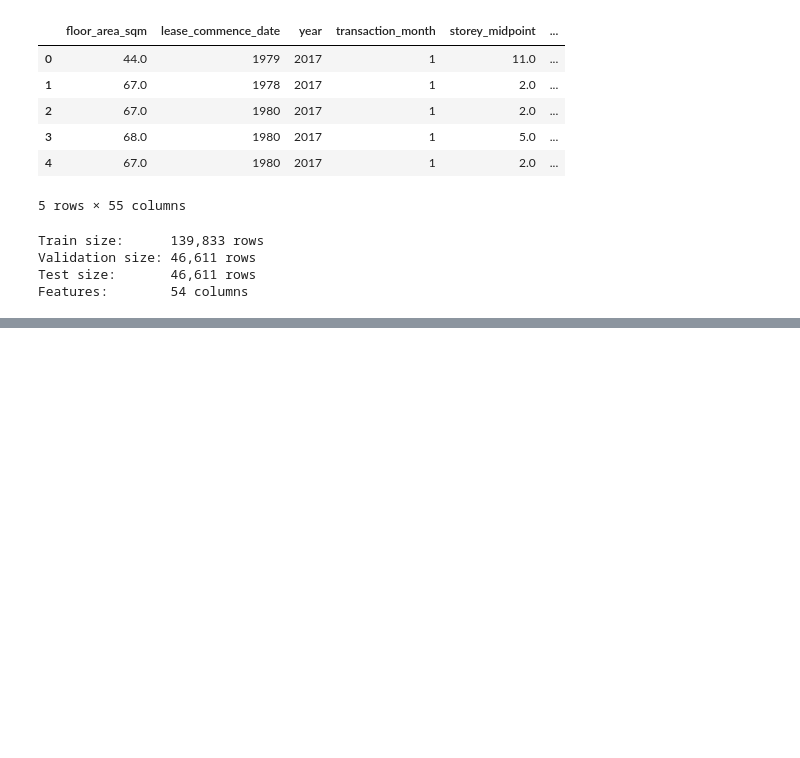
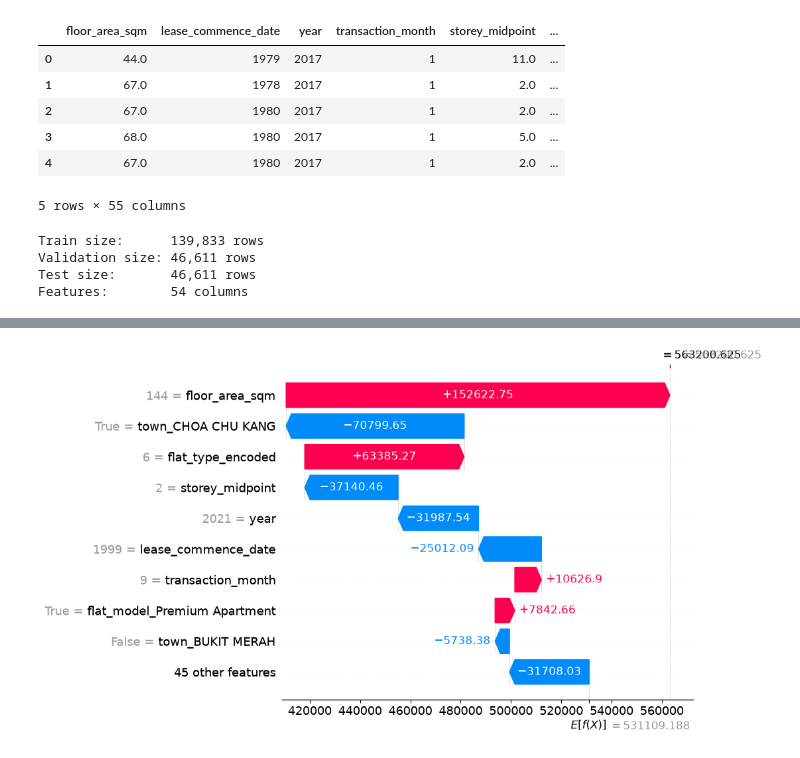
Before and after one commit to XiyanM/resaleradar, a Jupyter notebook: notebooks/03_model_training.ipynb, the cells around one changed output, grey strips where cells are left out. Saved outputs shown, nothing was run; the diff lists cells and outputs as text; code cells hidden in the pictures; blank space fills up the shorter version.

```diff
--- a/notebooks/03_model_training.ipynb
+++ b/notebooks/03_model_training.ipynb
@@ -85,0 +122,6 @@ XGBRegressor(base_score=None, booster=None, callbacks=None,
+# %%
+shap_values_exp = explainer(X_train.iloc[[0]])
+
+shap.plots.waterfall(shap_values_exp[0])
+# %% [output]
+[figure, added]
```
Also changed, not shown: parts of 8 cells of this notebook, 4 other files.
